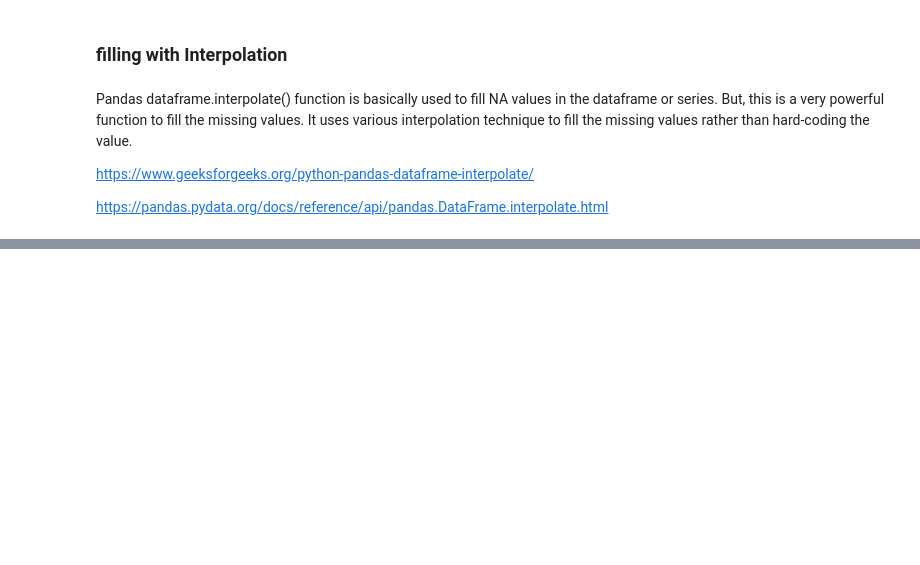
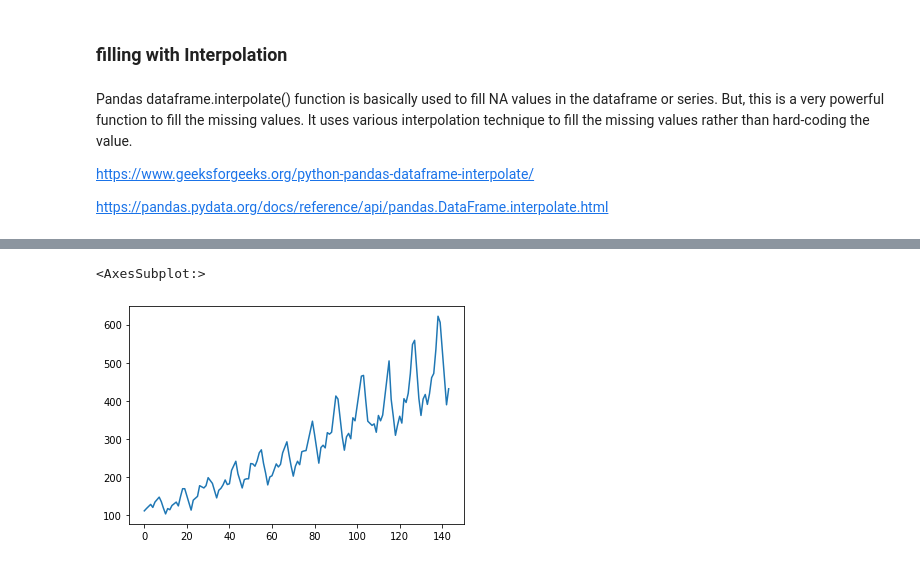
Before and after one commit to agltkn/DawPy, a Jupyter notebook: DAwPy-S7 (Handling Missing Values).ipynb, the cells around one changed output, grey strips where cells are left out. Cells and saved outputs as stored; diff of their text form; code cells hidden in the pictures; blank space fills up the shorter version.

```diff
--- a/DAwPy-S7 (Handling Missing Values).ipynb
+++ b/DAwPy-S7 (Handling Missing Values).ipynb
@@ -1006,0 +1157,5 @@ https://pandas.pydata.org/docs/reference/api/pandas.DataFrame.interpolate.html
+# %%
+flights_copy["passengers"].interpolate().plot()
+# %% [output]
+<AxesSubplot:>
+[figure, added]
```
Also changed, not shown: parts of 18 cells of this notebook.
